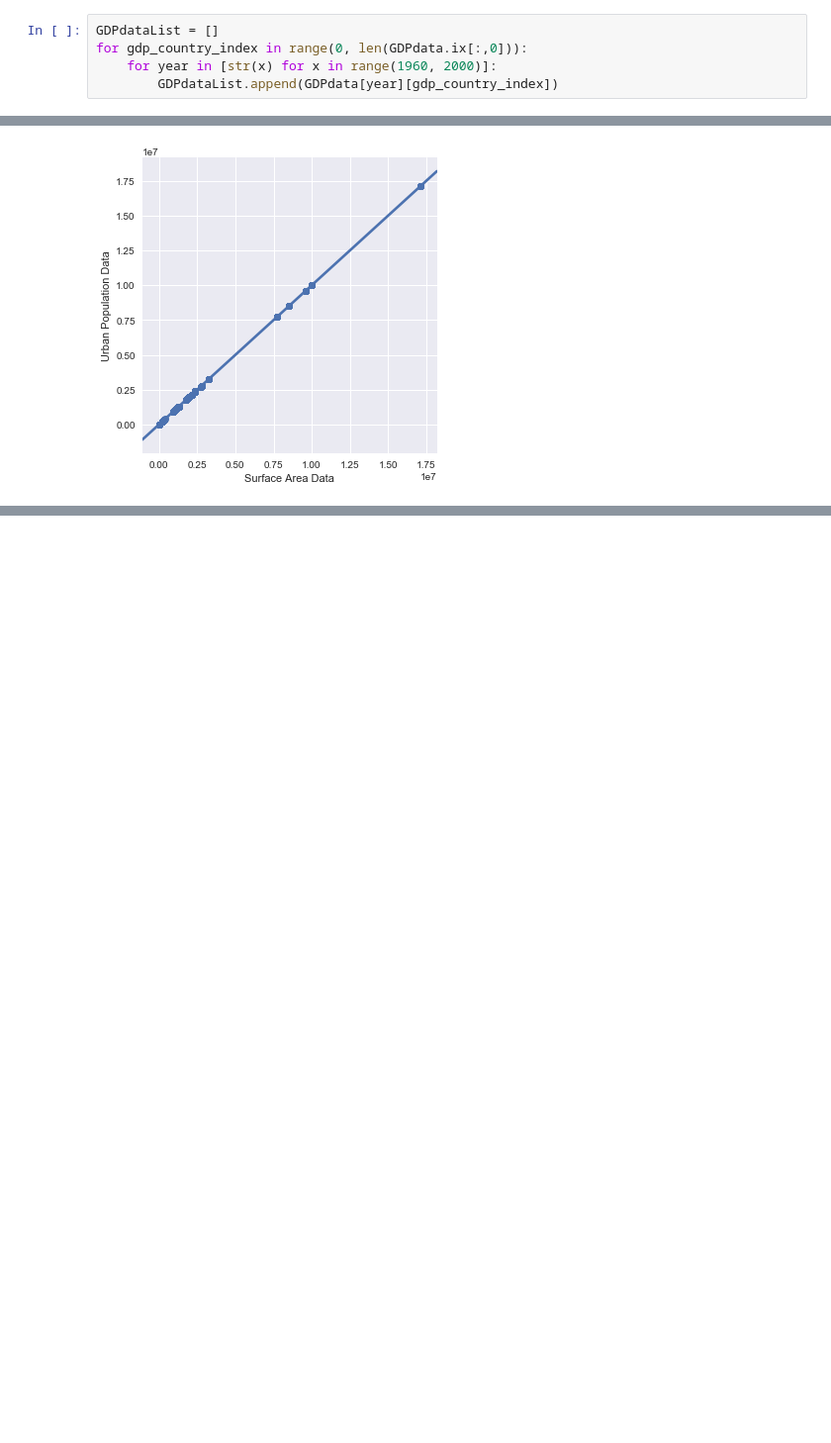
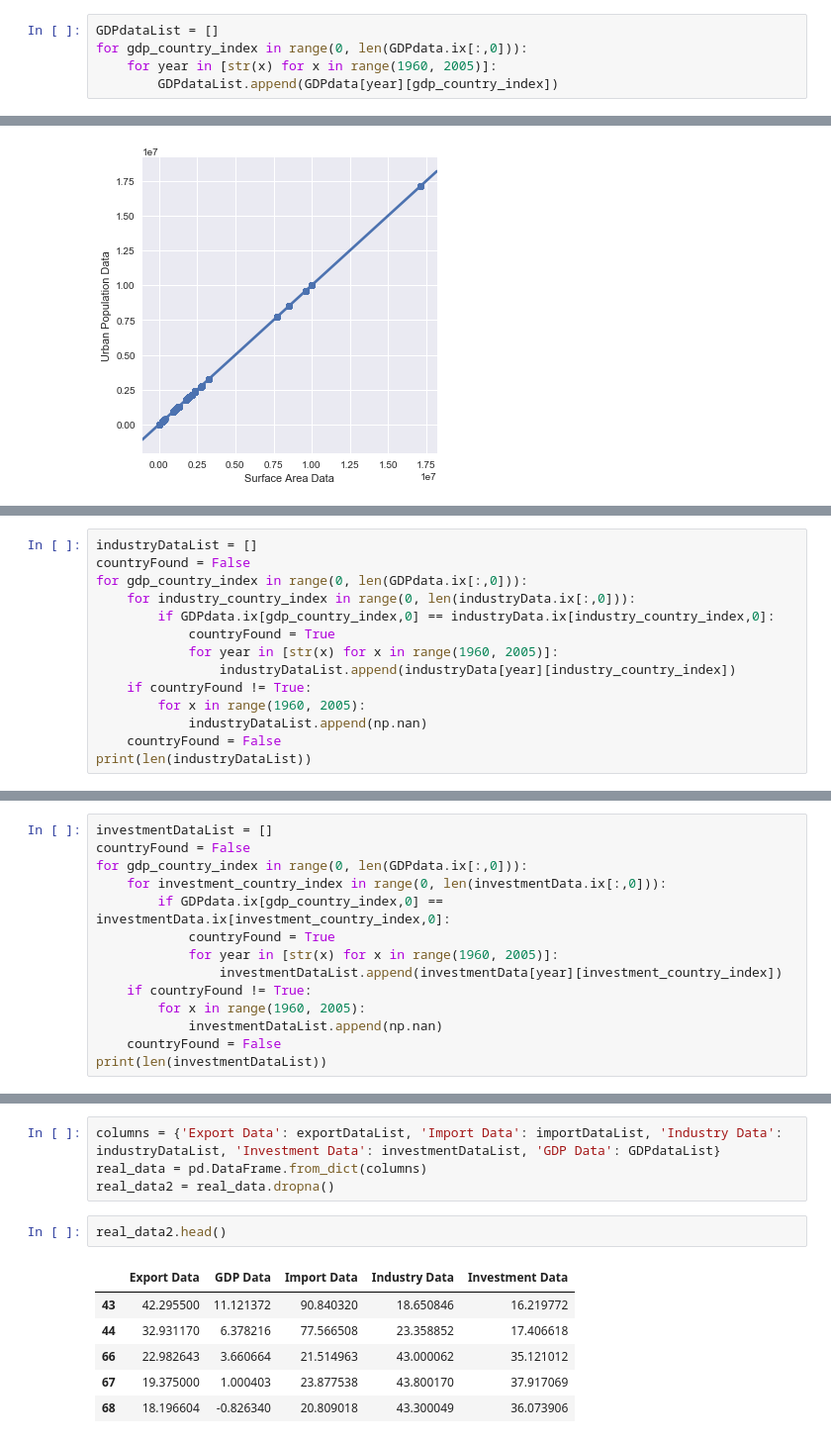
Before and after one commit to mike-gee/datascience, a Jupyter notebook: findingCorrelation.ipynb, the cells around one changed output, grey strips where cells are left out. Shown at 99% size. Drawn from its saved outputs; the diff is of its cells as text; blank space fills up the shorter version.

Commit message:
Created pandas DataFrame with export, import, industry, and investment data

```diff
--- a/findingCorrelation.ipynb
+++ b/findingCorrelation.ipynb
@@ -217,7 +217,7 @@ for gdp_country_index in range(0, len(GDPdata.ix[:,0])):
 # %%
 GDPdataList = []
 for gdp_country_index in range(0, len(GDPdata.ix[:,0])):
-    for year in [str(x) for x in range(1960, 2000)]:
+    for year in [str(x) for x in range(1960, 2005)]:
         GDPdataList.append(GDPdata[year][gdp_country_index])
 # %%
 agDataList = []
@@ -383,0 +424,14 @@ sns.lmplot(x="Surface Area Data", y="Urban Population Data", data=data2)
+# %%
+industryDataList = []
+countryFound = False
+for gdp_country_index in range(0, len(GDPdata.ix[:,0])):
+    for industry_country_index in range(0, len(industryData.ix[:,0])):
+        if GDPdata.ix[gdp_country_index,0] == industryData.ix[industry_country_index,0]:
+            countryFound = True
+            for year in [str(x) for x in range(1960, 2005)]:
+                industryDataList.append(industryData[year][industry_country_index])
+    if countryFound != True:
+        for x in range(1960, 2005):
+            industryDataList.append(np.nan)
+    countryFound = False
+print(len(industryDataList))
@@ -383,0 +447,14 @@ sns.lmplot(x="Surface Area Data", y="Urban Population Data", data=data2)
+# %%
+investmentDataList = []
+countryFound = False
+for gdp_country_index in range(0, len(GDPdata.ix[:,0])):
+    for investment_country_index in range(0, len(investmentData.ix[:,0])):
+        if GDPdata.ix[gdp_country_index,0] == investmentData.ix[investment_country_index,0]:
+            countryFound = True
+            for year in [str(x) for x in range(1960, 2005)]:
+                investmentDataList.append(investmentData[year][investment_country_index])
+    if countryFound != True:
+        for x in range(1960, 2005):
+            investmentDataList.append(np.nan)
+    countryFound = False
+print(len(investmentDataList))
@@ -383,0 +470,13 @@ sns.lmplot(x="Surface Area Data", y="Urban Population Data", data=data2)
+# %%
+columns = {'Export Data': exportDataList, 'Import Data': importDataList, 'Industry Data': industryDataList, 'Investment Data': investmentDataList, 'GDP Data': GDPdataList}
+real_data = pd.DataFrame.from_dict(columns)
+real_data2 = real_data.dropna()
+# %%
+real_data2.head()
+# %% [output]
+|  | Export Data | GDP Data | Import Data | Industry Data | Investment Data |
+| 43 | 42.295500 | 11.121372 | 90.840320 | 18.650846 | 16.219772 |
+| 44 | 32.931170 | 6.378216 | 77.566508 | 23.358852 | 17.406618 |
+| 66 | 22.982643 | 3.660664 | 21.514963 | 43.000062 | 35.121012 |
+| 67 | 19.375000 | 1.000403 | 23.877538 | 43.800170 | 37.917069 |
+| 68 | 18.196604 | -0.826340 | 20.809018 | 43.300049 | 36.073906 |
```
Also changed, not shown: parts of 5 cells of this notebook.
